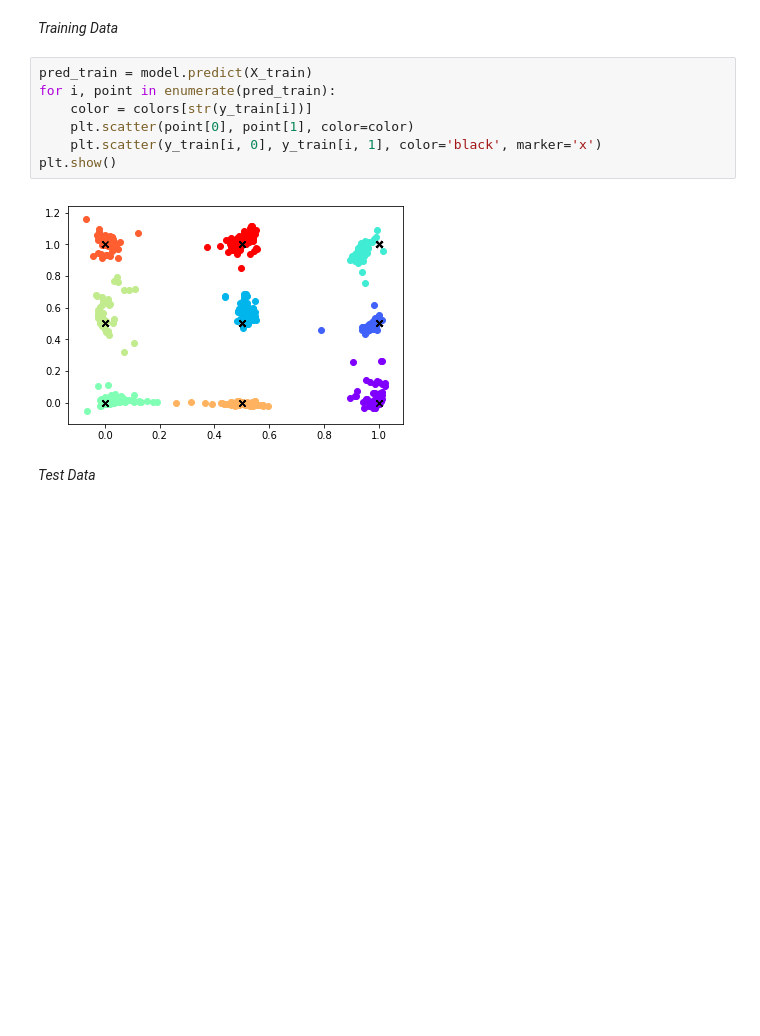
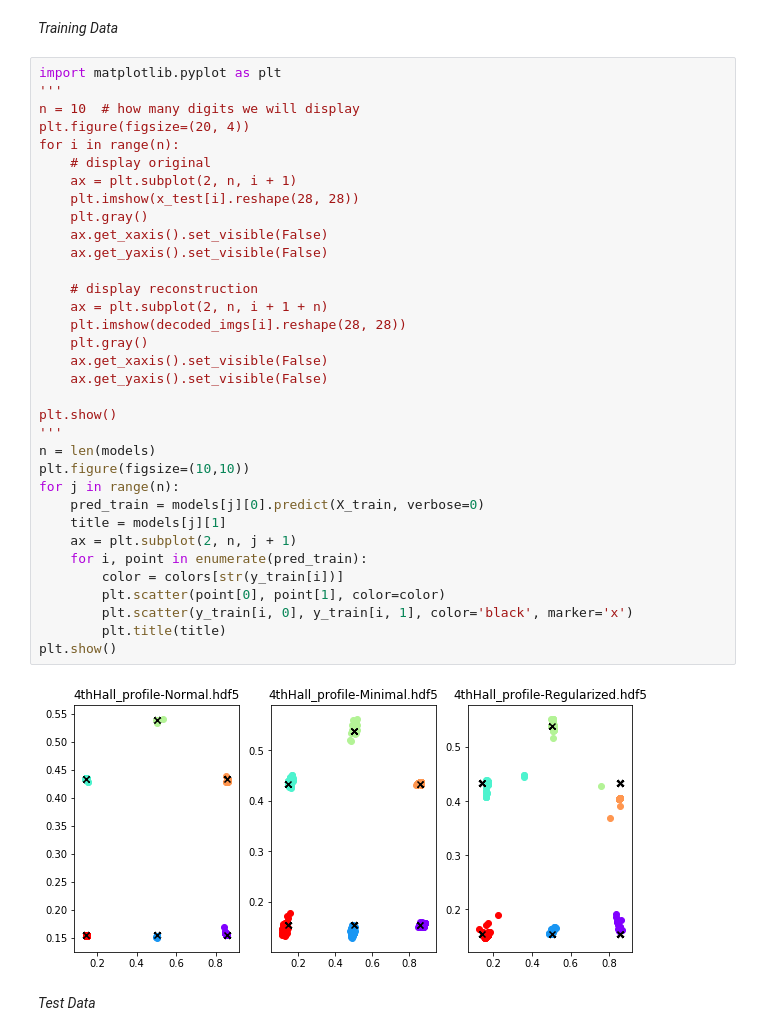
Before and after one commit to JohnFodero/localizer, a Jupyter notebook: Notebooks/Visualize Predictions.ipynb, the cells around one changed output. Saved outputs shown, nothing was run; the diff lists cells and outputs as text; blank space fills up the shorter version.

```diff
--- a/Notebooks/Visualize Predictions.ipynb
+++ b/Notebooks/Visualize Predictions.ipynb
@@ -37,14 +75,41 @@ for point in y_train:
 # %% [markdown]
 *Training Data*
-# %%
-pred_train = model.predict(X_train)
-for i, point in enumerate(pred_train):
-    color = colors[str(y_train[i])]
-    plt.scatter(point[0], point[1], color=color)
-    plt.scatter(y_train[i, 0], y_train[i, 1], color='black', marker='x')
-plt.show()
-# %% [output]
-[figure, removed]
+# %%
+import matplotlib.pyplot as plt
+'''
+n = 10  # how many digits we will display
+plt.figure(figsize=(20, 4))
+for i in range(n):
+    # display original
+    ax = plt.subplot(2, n, i + 1)
+    plt.imshow(x_test[i].reshape(28, 28))
+    plt.gray()
+    ax.get_xaxis().set_visible(False)
+    ax.get_yaxis().set_visible(False)
+
+    # display reconstruction
+    ax = plt.subplot(2, n, i + 1 + n)
+    plt.imshow(decoded_imgs[i].reshape(28, 28))
+    plt.gray()
+    ax.get_xaxis().set_visible(False)
+    ax.get_yaxis().set_visible(False)
+
+plt.show()
+'''
+n = len(models)
+plt.figure(figsize=(10,10))
+for j in range(n):
+    pred_train = models[j][0].predict(X_train, verbose=0)
+    title = models[j][1]
+    ax = plt.subplot(2, n, j + 1)
+    for i, point in enumerate(pred_train):
+        color = colors[str(y_train[i])]
+        plt.scatter(point[0], point[1], color=color)
+        plt.scatter(y_train[i, 0], y_train[i, 1], color='black', marker='x')
+        plt.title(title)
+plt.show()
+# %% [output]
+[figure, added]
 # %% [markdown]
 *Test Data*
 # %%
```
Also changed, not shown: parts of 4 cells of this notebook, 29 other files.
